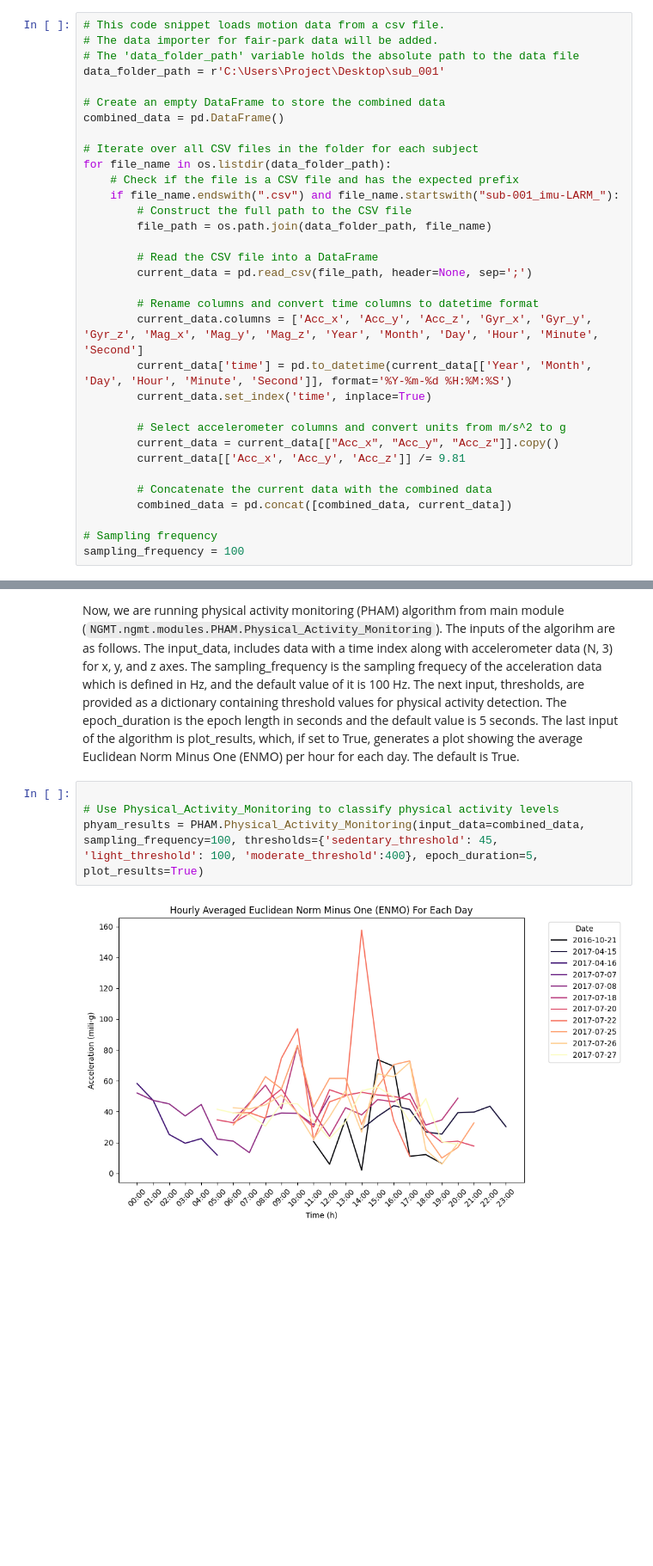
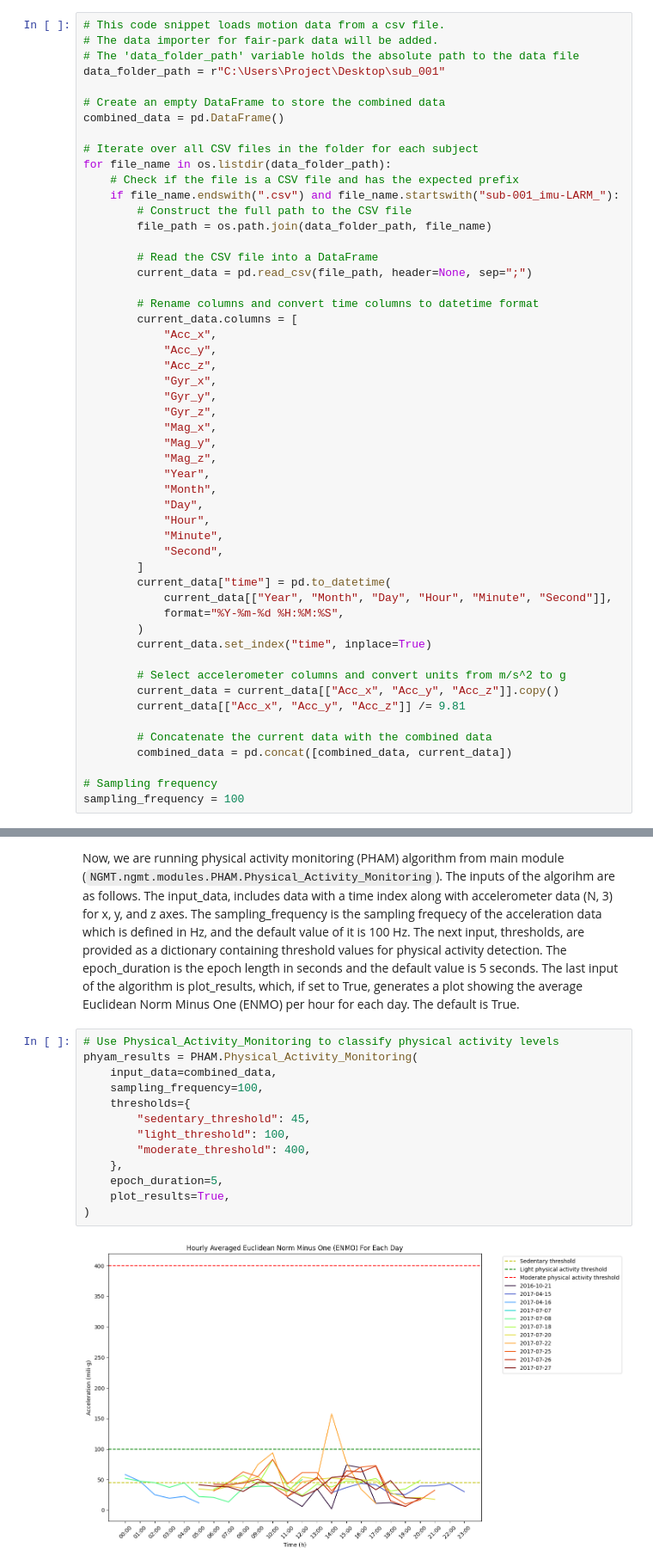
Before and after one commit to neurogeriatricskiel/KielMAT, a Jupyter notebook: examples/PHAM_example.ipynb, the cells around one changed output, grey strips where cells are left out. Shown at 86% size. Drawn from its saved outputs; the diff is of its cells as text; blank space fills up the shorter version.

Commit message:
Activity thresholds were added on plots.

```diff
--- a/examples/PHAM_example.ipynb
+++ b/examples/PHAM_example.ipynb
@@ -27,7 +27,7 @@ The data, including time index and accelerometer data (N, 3) for the x, y, and z
 # This code snippet loads motion data from a csv file.
 # The data importer for fair-park data will be added.
 # The 'data_folder_path' variable holds the absolute path to the data file
-data_folder_path = r'C:\Users\Project\Desktop\sub_001'
+data_folder_path = r"C:\Users\Project\Desktop\sub_001"
 
 # Create an empty DataFrame to store the combined data
 combined_data = pd.DataFrame()
@@ -40,16 +40,35 @@ for file_name in os.listdir(data_folder_path):
         file_path = os.path.join(data_folder_path, file_name)
 
         # Read the CSV file into a DataFrame
-        current_data = pd.read_csv(file_path, header=None, sep=';')
+        current_data = pd.read_csv(file_path, header=None, sep=";")
 
         # Rename columns and convert time columns to datetime format
-        current_data.columns = ['Acc_x', 'Acc_y', 'Acc_z', 'Gyr_x', 'Gyr_y', 'Gyr_z', 'Mag_x', 'Mag_y', 'Mag_z', 'Year', 'Month', 'Day', 'Hour', 'Minute', 'Second']
-        current_data['time'] = pd.to_datetime(current_data[['Year', 'Month', 'Day', 'Hour', 'Minute', 'Second']], format='%Y-%m-%d %H:%M:%S')
-        current_data.set_index('time', inplace=True)
+        current_data.columns = [
+            "Acc_x",
+            "Acc_y",
+            "Acc_z",
+            "Gyr_x",
+            "Gyr_y",
+            "Gyr_z",
+            "Mag_x",
+            "Mag_y",
+            "Mag_z",
+            "Year",
+            "Month",
+            "Day",
+            "Hour",
+            "Minute",
+            "Second",
+        ]
+        current_data["time"] = pd.to_datetime(
+            current_data[["Year", "Month", "Day", "Hour", "Minute", "Second"]],
+            format="%Y-%m-%d %H:%M:%S",
+        )
+        current_data.set_index("time", inplace=True)
 
         # Select accelerometer columns and convert units from m/s^2 to g
         current_data = current_data[["Acc_x", "Acc_y", "Acc_z"]].copy()
-        current_data[['Acc_x', 'Acc_y', 'Acc_z']] /= 9.81
+        current_data[["Acc_x", "Acc_y", "Acc_z"]] /= 9.81
 
         # Concatenate the current data with the combined data
         combined_data = pd.concat([combined_data, current_data])
@@ -60,9 +79,18 @@ sampling_frequency = 100
 ## Apply the physical activity monitoring algorithm
 Now, we are running physical activity monitoring (PHAM) algorithm from main module (`NGMT.ngmt.modules.PHAM.Physical_Activity_Monitoring`). The inputs of the algorihm are as follows. The input_data, includes data with a time index along with accelerometer data (N, 3) for x, y, and z axes. The sampling_frequency is the sampling frequecy of the acceleration data which is defined in Hz, and the default value of it is 100 Hz. The next input, thresholds, are provided as a dictionary containing threshold values for physical activity detection. The epoch_duration is the epoch length in seconds and the default value is 5 seconds. The last input of the algorithm is plot_results, which, if set to True, generates a plot showing the average Euclidean Norm Minus One (ENMO) per hour for each day. The default is True.
 # %%
-
 # Use Physical_Activity_Monitoring to classify physical activity levels
-phyam_results = PHAM.Physical_Activity_Monitoring(input_data=combined_data, sampling_frequency=100, thresholds={'sedentary_threshold': 45, 'light_threshold': 100, 'moderate_threshold':400}, epoch_duration=5, plot_results=True)
+phyam_results = PHAM.Physical_Activity_Monitoring(
+    input_data=combined_data,
+    sampling_frequency=100,
+    thresholds={
+        "sedentary_threshold": 45,
+        "light_threshold": 100,
+        "moderate_threshold": 400,
+    },
+    epoch_duration=5,
+    plot_results=True,
+)
 # %% [output]
-[figure, old version]
+[figure, new version]
 # %%
```
Also changed, not shown: parts of 1 cell of this notebook, 1 other file.
